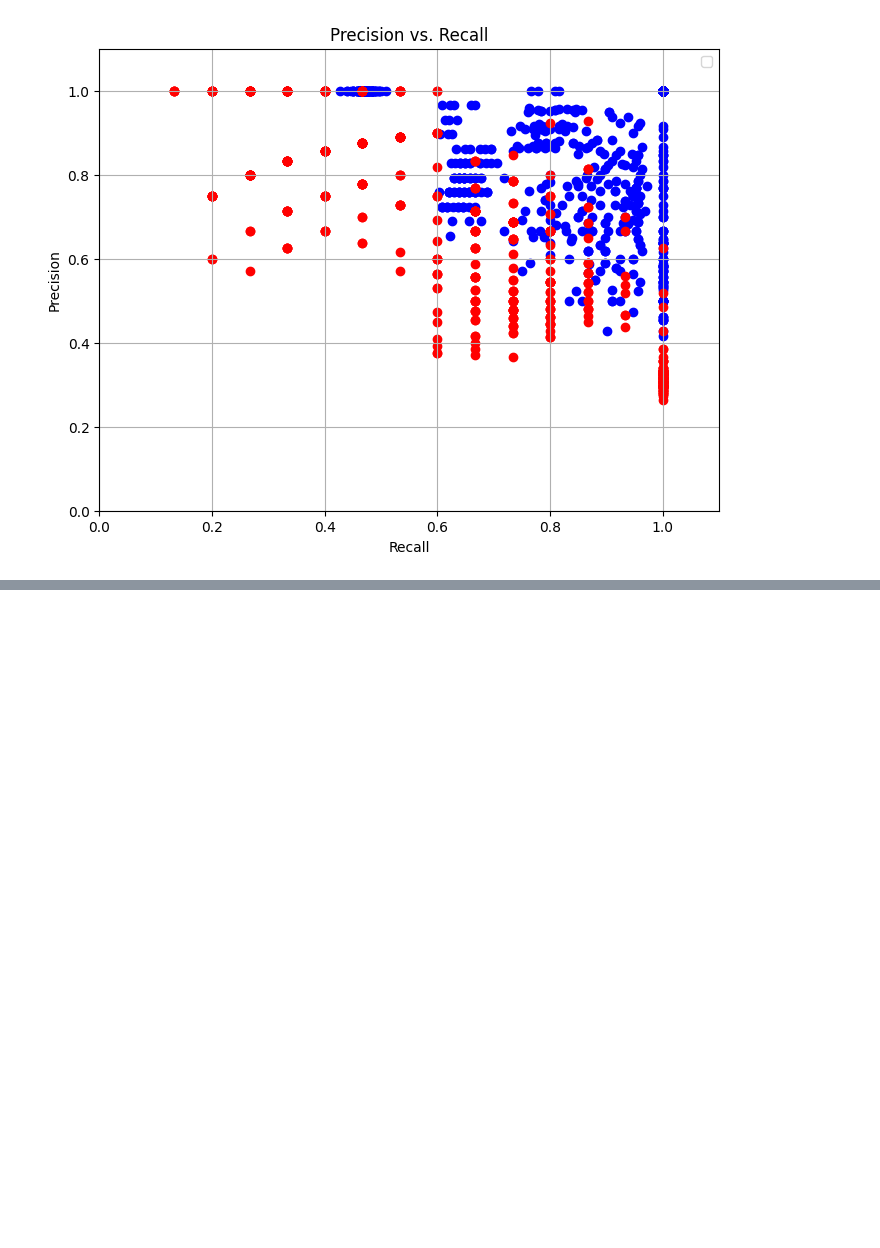
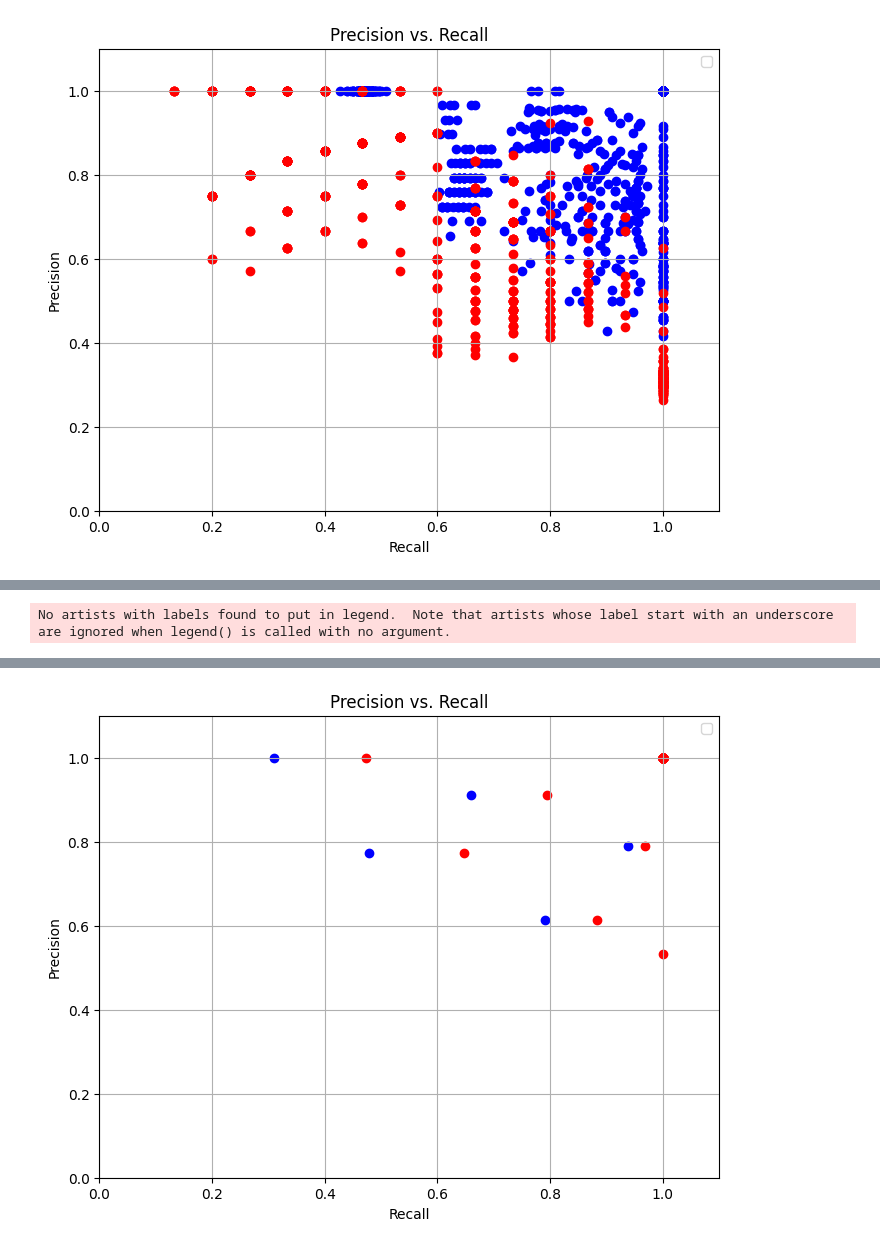
Before and after one commit to inagege/ImprovingSubgroupDiscovery, a Jupyter notebook: PRIM_Improvements/PRIM_Experiments_Prim_Improving_PRIM.ipynb, the cells around one changed output, grey strips where cells are left out. Drawn from its saved outputs; the diff is of its cells as text; code cells hidden in the pictures; blank space fills up the shorter version.

```diff
--- a/PRIM_Improvements/PRIM_Experiments_Prim_Improving_PRIM.ipynb
+++ b/PRIM_Improvements/PRIM_Experiments_Prim_Improving_PRIM.ipynb
@@ -293,0 +332,40 @@ No artists with labels found to put in legend.  Note that artists whose label st
+# %%
+lims = boxes1
+
+prec_DupOnes = []
+rec_DupOnes = []
+
+for z in range(number_of_repeats):
+
+    data = pd.read_csv('/Users/inagege/Documents/00_Uni/Bachelorarbeit/ImprovingSubgroupDiscovery/Data/Rozenberg et al 2014.csv')
+
+    scaler = MinMaxScaler()
+    data1 = data
+    data = scaler.fit_transform(data)
+    data = pd.DataFrame(data, index = data1.index, columns=data1.columns)
+
+    y = data['SSP1']
+    x = pd.DataFrame(data.drop(columns=['SSP1', 'SSP2', 'SSP3', 'SSP4', 'SSP5']))
+
+    labels4 = y.copy()
+    data4 = x.copy()
+
+    # Iterate over each row of temp_data
+    for index, row in x.iterrows():
+        if y[index] == 1:
+            data4.loc[len(data4)] = row
+            labels4.loc[len(labels4)] = y[index]
+
+    prim_alg4 = prim_dens.PRIMdens(data4.values, labels4, alpha=0.1)
+    prim_alg4.fit()
+    precisions = prim_alg4.get_precisions()
+    recalls = prim_alg4.get_recalls()
+    boxes = prim_alg4.get_boxes()
+
+    for index in range(len(precisions)):
+        rec_DupOnes.append(precisions[index])
+        prec_DupOnes.append(recalls[index])
+
+visualize_precision_and_recall(prec_baseline, rec_baseline, prec_DupOnes, rec_DupOnes)
+# %% [output]
+No artists with labels found to put in legend.  Note that artists whose label start with an underscore are ignored when legend() is called with no argument.
@@ -293,0 +373 @@ No artists with labels found to put in legend.  Note that artists whose label st
+[figure, added]
```
Also changed, not shown: parts of 5 cells of this notebook, 17 other files.
